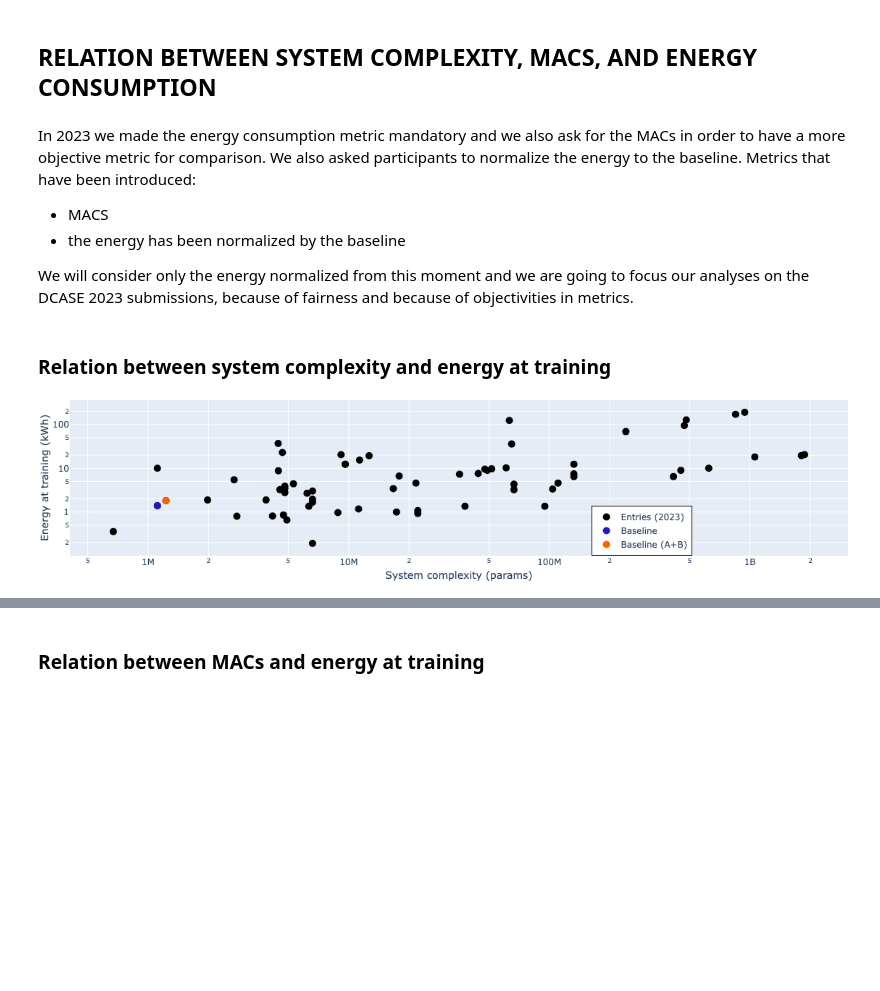
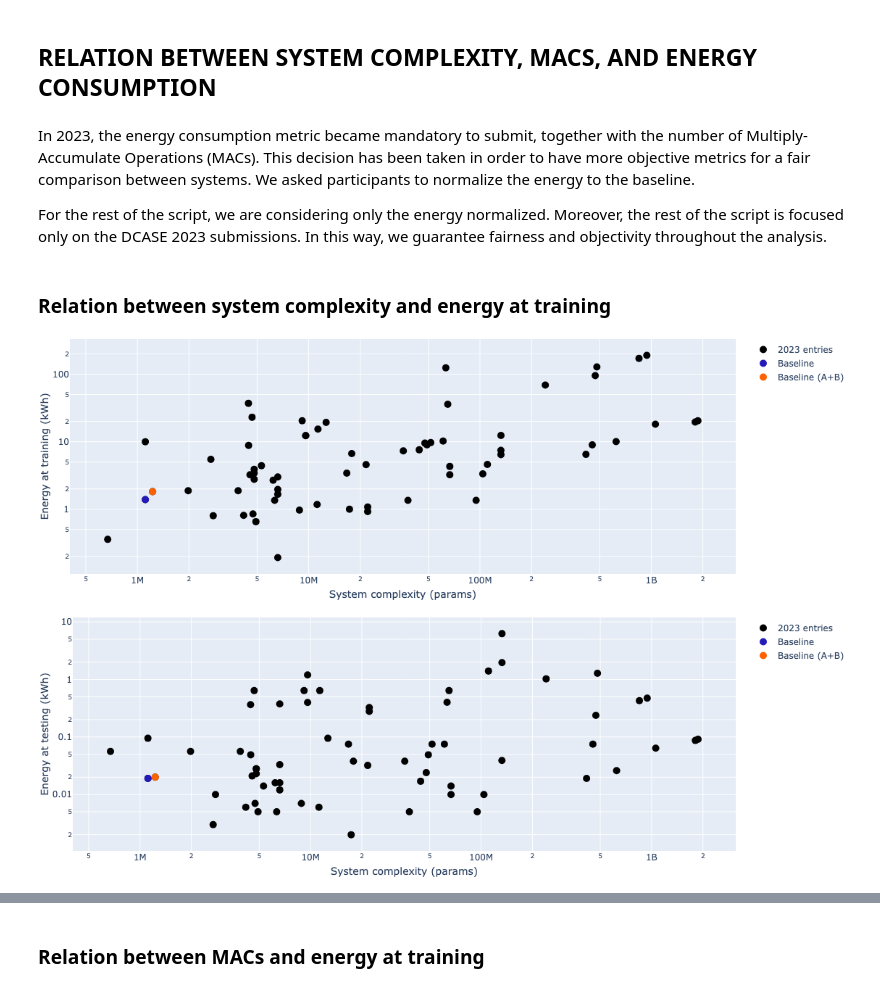
Before and after one commit to RonFrancesca/SED-carbon-footprint, a Jupyter notebook: Additional_Results.ipynb, the cells around one changed output, grey strips where cells are left out. Cells and saved outputs as stored; diff of their text form; code cells hidden in the pictures; blank space fills up the shorter version.

Commit message:
Add files via upload
- Removing code that was not used
- Reformatting the code
- Adding comments to figures and plots which di not have comments yet.

```diff
--- a/Additional_Results.ipynb
+++ b/Additional_Results.ipynb
@@ -613,7 +536,7 @@ decimal_places = 3
 df_all_23[columns_to_round] = df_all_23[columns_to_round].apply(round_to, args=(decimal_places,))
 # %%
 # Select a subset of columns from the DataFrame
-columns_list = ["energy_training", "energy_test", "system_complexity_params", "system_name", "system_ensemble_method_subsystem_count", "psds1_eval_full", "psds2_eval_full"]
+columns_list = ["energy_training", "energy_training_normalized", "energy_test", "energy_test_normalized", "system_complexity_params", "system_name", "system_ensemble_method_subsystem_count", "psds1_eval_full", "psds2_eval_full"]
 
 # Extract numeric values from columns 'psds1_eval_full' and 'psds2_eval_full' and convert them to float
 for label in ['psds1_eval_full', 'psds2_eval_full']:
@@ -630,5 +553,5 @@ df_23.rename(columns={'system_name': 'code', 'system_complexity_params': 'system
 df_23.reset_index(inplace=True, drop=True)
 
 # Display the number of entries in the DCASE 2023 dataset
-print(f"Total DCASE 2023 entries: {len(df_23)}\n")
+print(f"Total DCASE 2023 entries, before processing: {len(df_23)}\n")
 # %% [output]
@@ -702,0 +615,13 @@ scatter_compare(df_22, df_23, df_x, df_y, x_axes_lab, y_axes_lab, text, title, x
+# %%
+# Specify the columns to consider from the dataframes
+df_y = 'energy_test'
+
+for df, year in zip([df_22, df_23], [2022, 2023]):
+    x_axes_lab = f'System complexity {year}'
+    y_axes_lab = 'Energy at testing (kWh)'
+    fig = scatter_all(df, df_x, df_y, x_axes_lab, y_axes_lab, text, add_base=True, year=year, show=False)
+
+    fig.show()
+
+    file_name = os.path.join(fig_dir, f'systemCompl-energyTest_{year}.pdf')
+    save_image(fig, file_name)
@@ -739,12 +664,10 @@ Different conclusion coul be driven for the energy at trainign and testing, but
 # %% [markdown]
 ## RELATION BETWEEN SYSTEM COMPLEXITY, MACS, AND ENERGY CONSUMPTION
 # %% [markdown]
-In 2023 we made the energy consumption metric mandatory and we also ask for the MACs in order to have a more objective metric for comparison.
-We also asked participants to normalize the energy to the baseline. Metrics that have been introduced:
-- MACS
-- the energy has been normalized by the baseline
+In 2023, the energy consumption metric became mandatory to submit, together with the number of Multiply-Accumulate Operations (MACs). This decision has been taken in order to have more objective metrics for a fair comparison between systems.
+We asked participants to normalize the energy to the baseline.
 
-We will consider only the energy normalized from this moment and we are going to focus our analyses on the DCASE 2023 submissions, because of fairness and because of objectivities in metrics.
+For the rest of the script, we are considering only the energy normalized. Moreover, the rest of the script is focused only on the DCASE 2023 submissions. In this way, we guarantee fairness and objectivity throughout the analysis.
 # %%
 # Define a list of column names that we are interested in from the DataFrame.
 columns_name = ['macs', 'energy_training_normalized', 'energy_test_normalized', 'system_complexity_params', 'system_ensemble_method_subsystem_count', 'code']
@@ -776,49 +692,40 @@ height=250
 # %%
 # Define the variables for the scatter plot.
 x = 'system_complexity_params'       # X-axis data column
-y = 'energy_training_normalized'     # Y-axis data column
-figure = 1                           # Figure number
 
 # Define labels for the x and y axes.
 x_axes_lab = 'System complexity (params)'
-y_axes_lab = 'Energy at training (kWh)'
 
 # Column containing code or labels to be displayed on the plot.
 code = 'code'
 
-# Create a scatter plot using the 'scatter_all' function, but don't display it immediately (show=False).
-fig = scatter_all(df_only_23, x, y, x_axes_lab, y_axes_lab, code, add_base=True, show=False)
+for y_label, phase in zip(['training', 'test'], ["training", "testing"]):
+    y = f'energy_{y_label}_normalized'     # Y-axis data column
+    y_axes_lab = f'Energy at {phase} (kWh)'
 
-# Update the layout of the figure to customize legend, axis titles, dimensions, and margins.
-fig.update_layout(
-    legend=dict(
-        x=0.67,                    # Adjust the x-coordinate to position the legend horizontally
-        y=0,                       # Adjust the y-coordinate to position the legend vertically
-        bordercolor="black",       # Set the border color (you can use any valid color)
-        borderwidth=1,             # Set the border width
+    # Create a scatter plot using the 'scatter_all' function, but don't display it immediately (show=False).
+    fig = scatter_all(df_only_23, x, y, x_axes_lab, y_axes_lab, code, add_base=True, year=2023, show=False)
+
+    # Update the layout of the figure to customize legend, axis titles, dimensions, and margins.
+    fig.update_layout(
+        xaxis=dict(
+            title_standoff=10,          # Remove spacing between label and axis
+        ),
+        yaxis=dict(
+            title_standoff=10,          # Remove spacing between label and axis
+        ),
+        margin=dict(l=0, r=0, t=0, b=0.5),  # Set margins for the plot
     )
-)
 
-fig.update_layout(
-    xaxis=dict(
-        title_standoff=10,          # Remove spacing between label and axis
-    ),
-    yaxis=dict(
-        title_standoff=10,          # Remove spacing between label and axis
-    ),
-    width=width,                    # Adjust the width as needed
-    height=height,                  # Adjust the height as needed
-    margin=dict(l=0, r=0, t=0, b=0.5),  # Set margins for the plot
-)
+    # Display the figure.
+    fig.show()
 
-# Display the figure.
-fig.show()
+    # Specify the directory for saving the figure and the file name.
+    file_name = os.path.join(fig_dir, f'sc-energy-{phase}.pdf')
 
-# Specify the directory for saving the figure and the file name.
-file_name = os.path.join(fig_dir, 'sc_etr.png')
-
-# Save the figure to the specified file with a defined format and scaling.
-pio.write_image(fig, file_name, format=file_format, scale=3)
+    # Save the figure to the specified file with a defined format and scaling.
+    save_image(fig, file_name)
 # %% [output]
-[figure, old version]
+[figure, new version]
+[figure, added]
 # %% [markdown]
```
Also changed, not shown: parts of 101 cells of this notebook.
